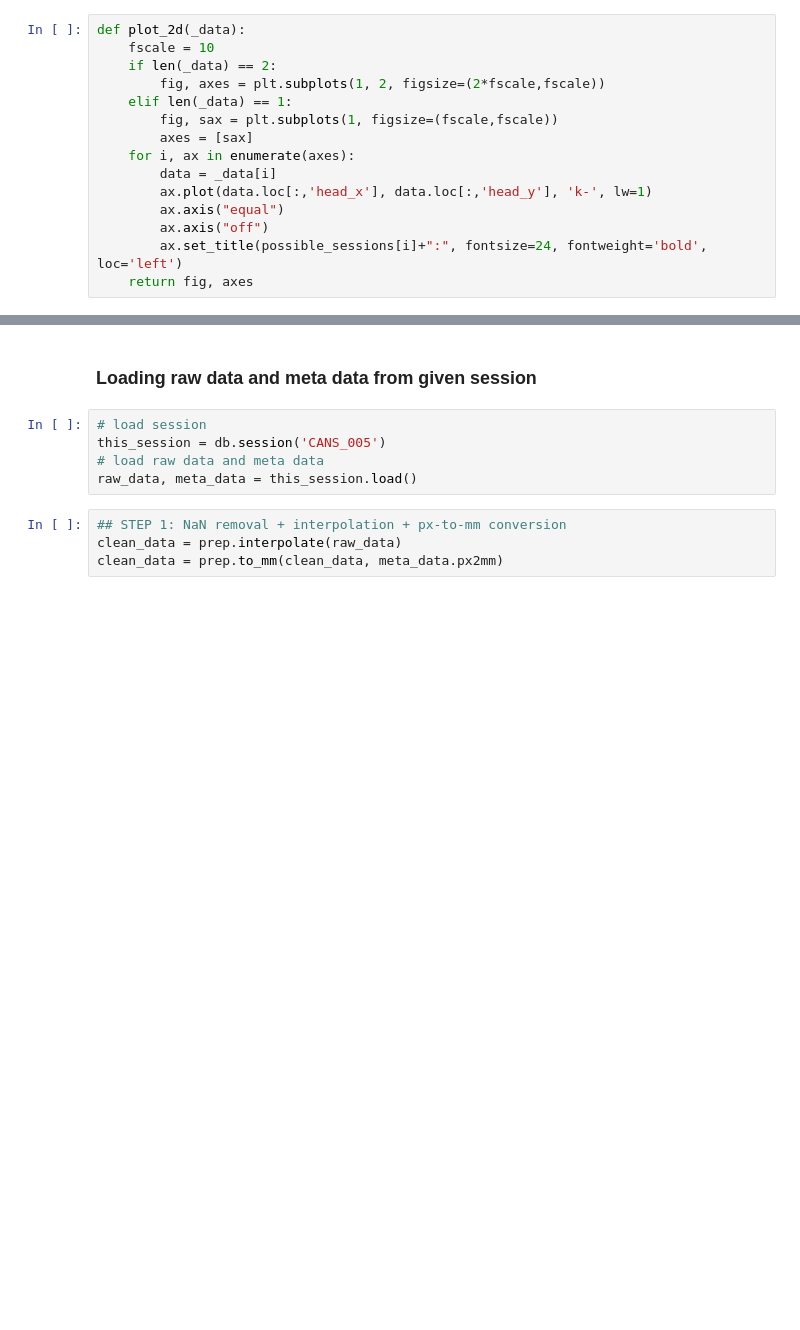
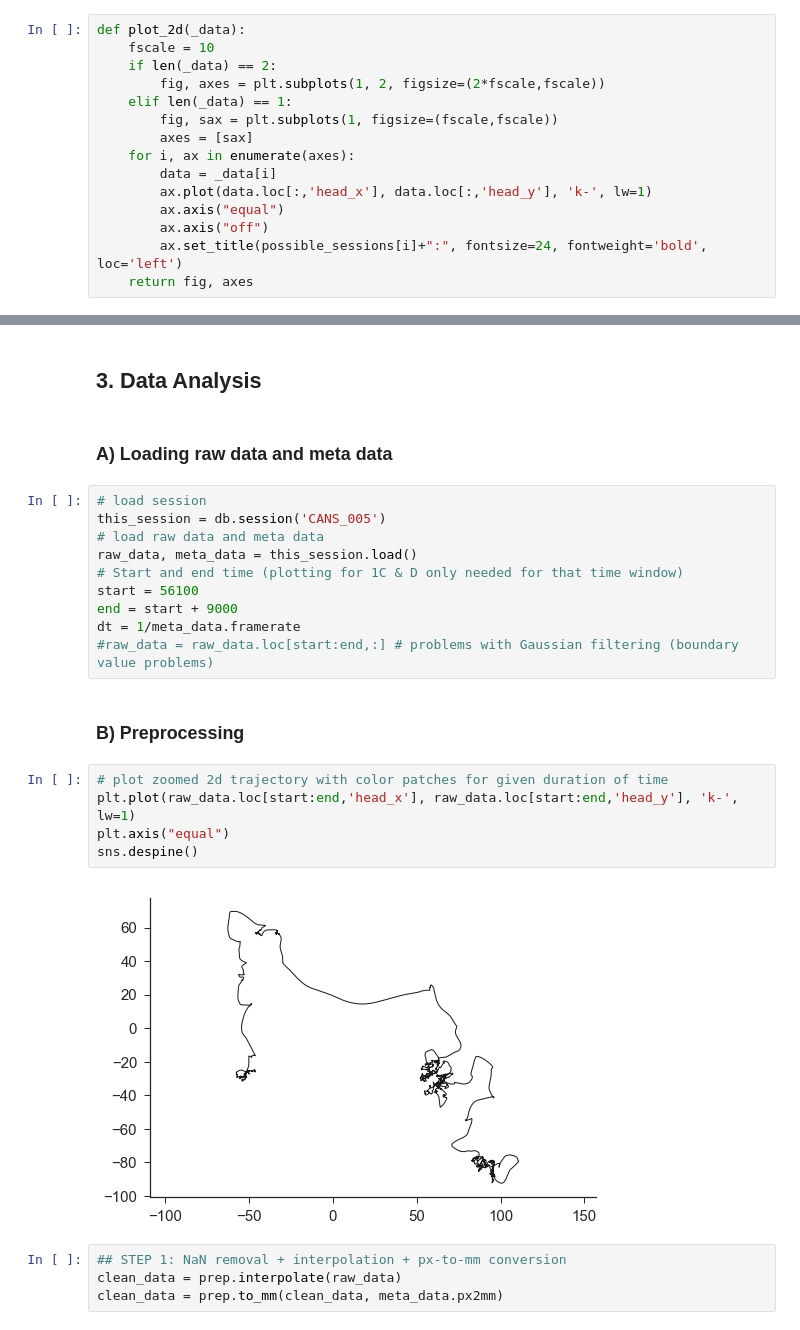
Before and after one commit to degoldschmidt/pytrack-analysis, a Jupyter notebook: notebooks/Corrales et al. (2016), eLife - Fig. 1.ipynb, the cells around one changed output, grey strips where cells are left out. Cells and saved outputs as stored; diff of their text form; blank space fills up the shorter version.

```diff
--- a/notebooks/Corrales et al. (2016), eLife - Fig. 1.ipynb
+++ b/notebooks/Corrales et al. (2016), eLife - Fig. 1.ipynb
@@ -182,10 +235,29 @@ plt.show()
+# %% [markdown]
+<a id='section3'></a>
+## 3. Data Analysis
 # %% [markdown]
-### Loading raw data and meta data from given session
+<a id='section3.1'></a>
+### A) Loading raw data and meta data
 # %%
 # load session
 this_session = db.session('CANS_005')
 # load raw data and meta data
 raw_data, meta_data = this_session.load()
+# Start and end time (plotting for 1C & D only needed for that time window)
+start = 56100
+end = start + 9000
+dt = 1/meta_data.framerate
+#raw_data = raw_data.loc[start:end,:] # problems with Gaussian filtering (boundary value problems)
+# %% [markdown]
+<a id='section3.2'></a>
+### B) Preprocessing
+# %%
+# plot zoomed 2d trajectory with color patches for given duration of time
+plt.plot(raw_data.loc[start:end,'head_x'], raw_data.loc[start:end,'head_y'], 'k-', lw=1)
+plt.axis("equal")
+sns.despine()
+# %% [output]
+[figure, added]
 # %%
 ## STEP 1: NaN removal + interpolation + px-to-mm conversion
 clean_data = prep.interpolate(raw_data)
```
Also changed, not shown: parts of 58 cells of this notebook, 12 other files.
